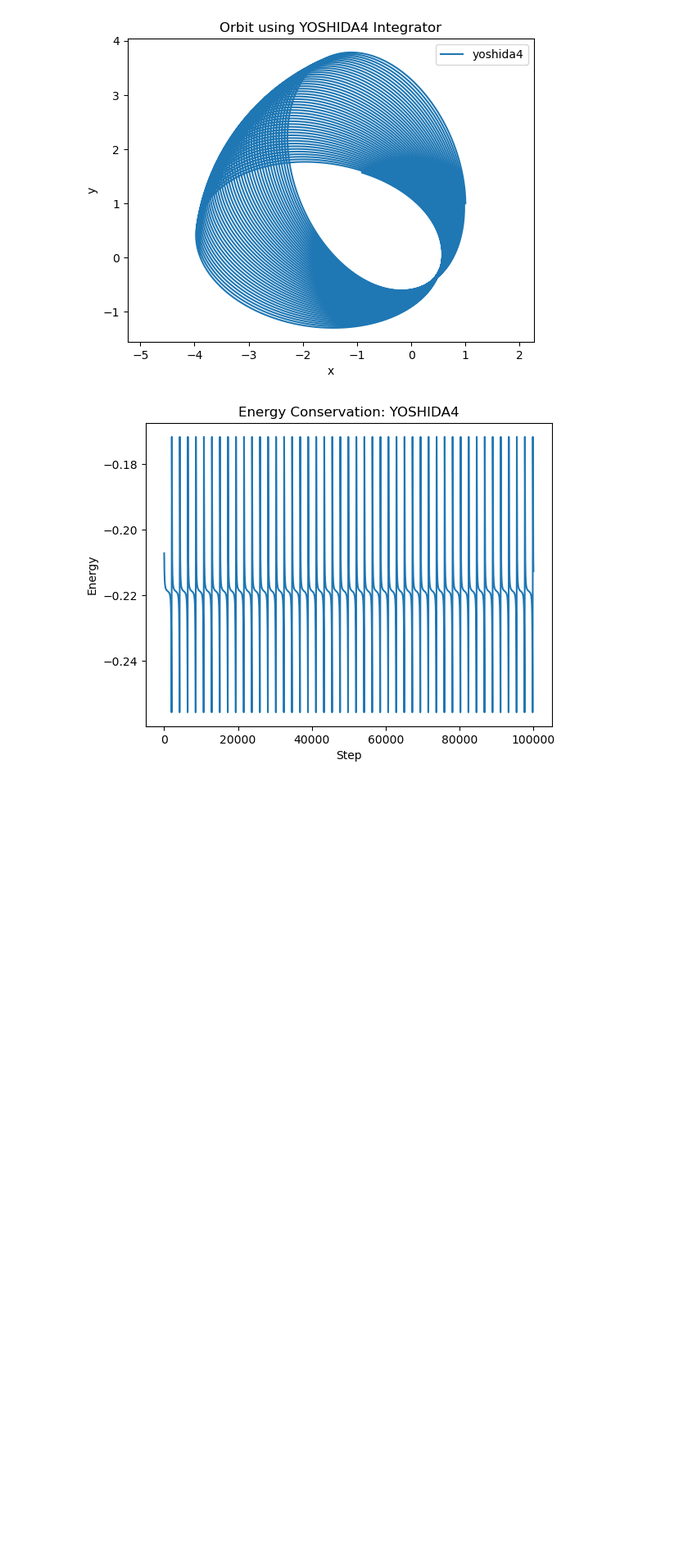
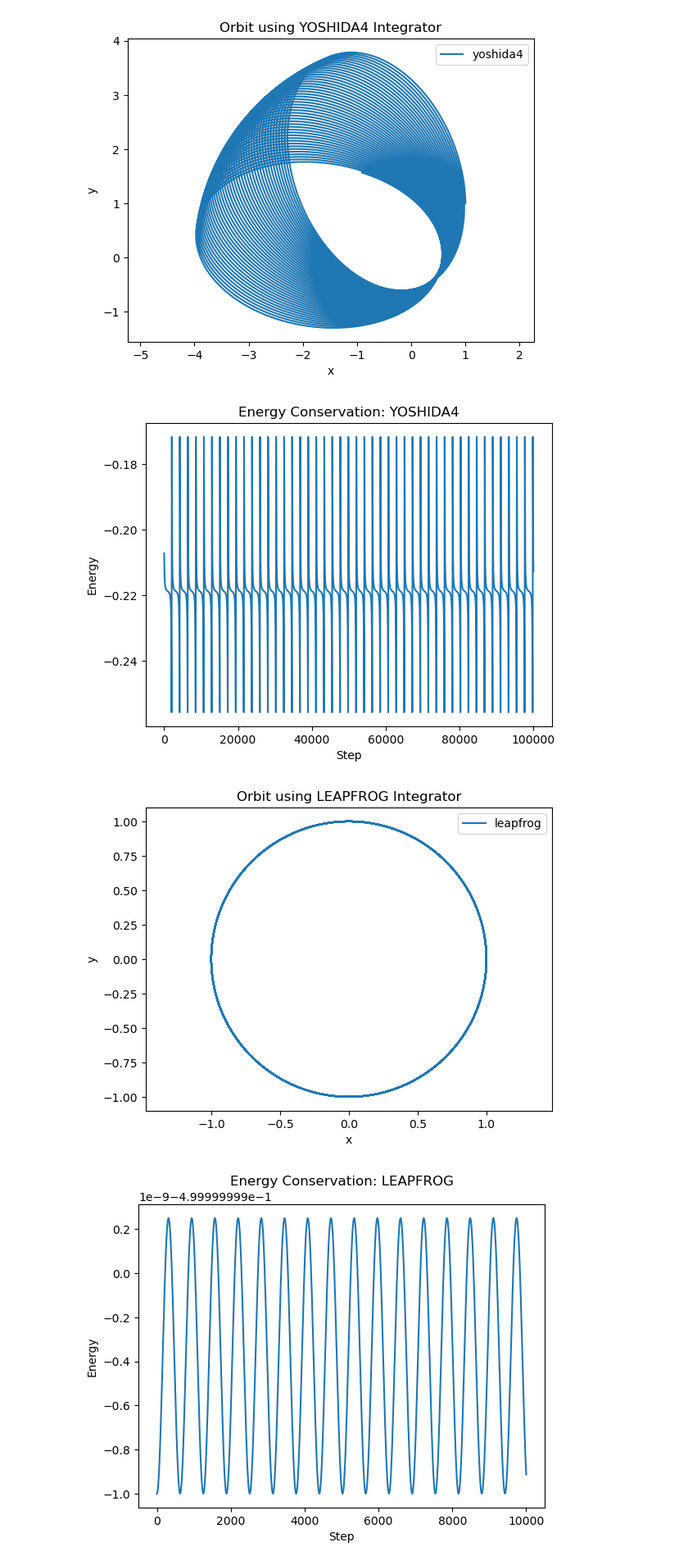
Before and after one commit to ua-2025q3-astr501-513/p1-bear-down-coders, a Jupyter notebook: present.ipynb, the cells around one changed output. Shown at 82% size. Cells and saved outputs as stored; diff of their text form; code cells hidden in the pictures; blank space fills up the shorter version.

```diff
--- a/present.ipynb
+++ b/present.ipynb
@@ -406,6 +451,23 @@ class orbit_integrator:
         return 0.5 * np.dot(v, v) - self.mu / r
 
     # -------------------------
+    #Keplers 2nd law
+    # -------------------------
+
+    def area_velocity(self):
+        pos = np.array(self.positions)
+        vel = np.array(self.velocities)
+        return 0.5 * np.abs(pos[:,0]*vel[:,1] - pos[:,1]*vel[:,0])
+
+    def kepler_orbit(self, a, e, N):
+        theta = np.linspace(0, 2*np.pi, N)
+        r = a * (1 - e**2)/(1 + e * np.cos(theta))
+        x = r * np.cos(theta)
+        y = r * np.sin(theta)
+
+        return x, y
+
+    # -------------------------
     # Main integration routine
     # -------------------------
     def integrate(self, x0, v0, Nsteps):
@@ -455,7 +517,7 @@ class orbit_integrator:
             plt.ylabel("Energy")
             plt.title(f"Energy Conservation: {self.method.upper()}")
             plt.show()
-# # Example script
+
 # if __name__ == "__main__":
 #     mu = 1.0
 #     h = 0.01
@@ -496,3 +553,18 @@ for m in methods:
 [figure]
 [figure]
 [figure]
+# %%
+mu = 1.0
+h = 0.01
+N = 10000
+x0 = [1.0, 0.0, 0.0]
+v0 = [0.0, 1.0, 0.0]
+
+methods = ["leapfrog", "rk4", "yoshida4"]
+for m in methods:
+    sim = orbit_integrator(mu=mu, h=h, method=m)
+    sim.integrate(x0, v0, N)
+    sim.plot_orbit(show_energy=True)
+# %% [output]
+[figure, added]
+[figure, added]
```
Also changed, not shown: parts of 27 cells of this notebook, 1 other file.
